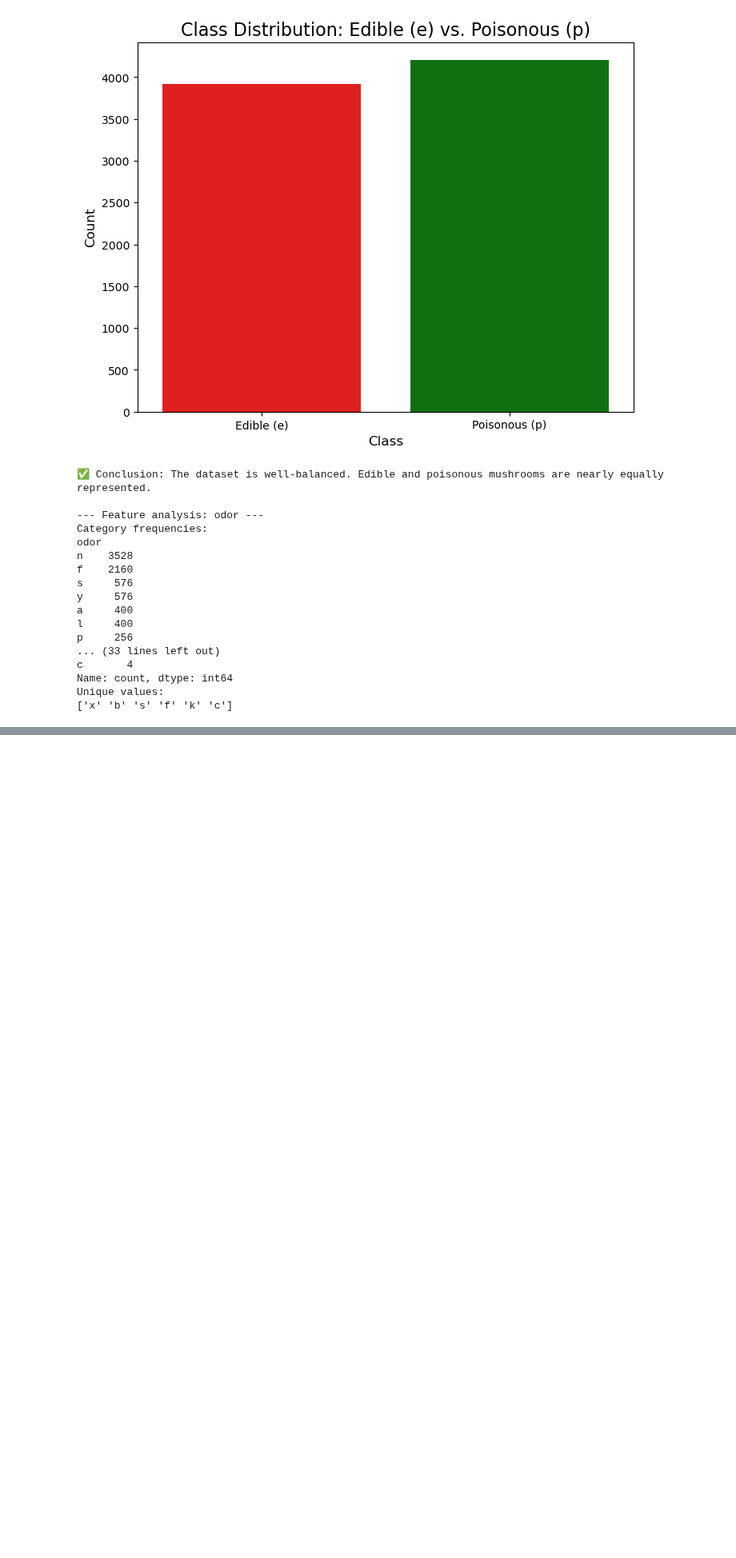
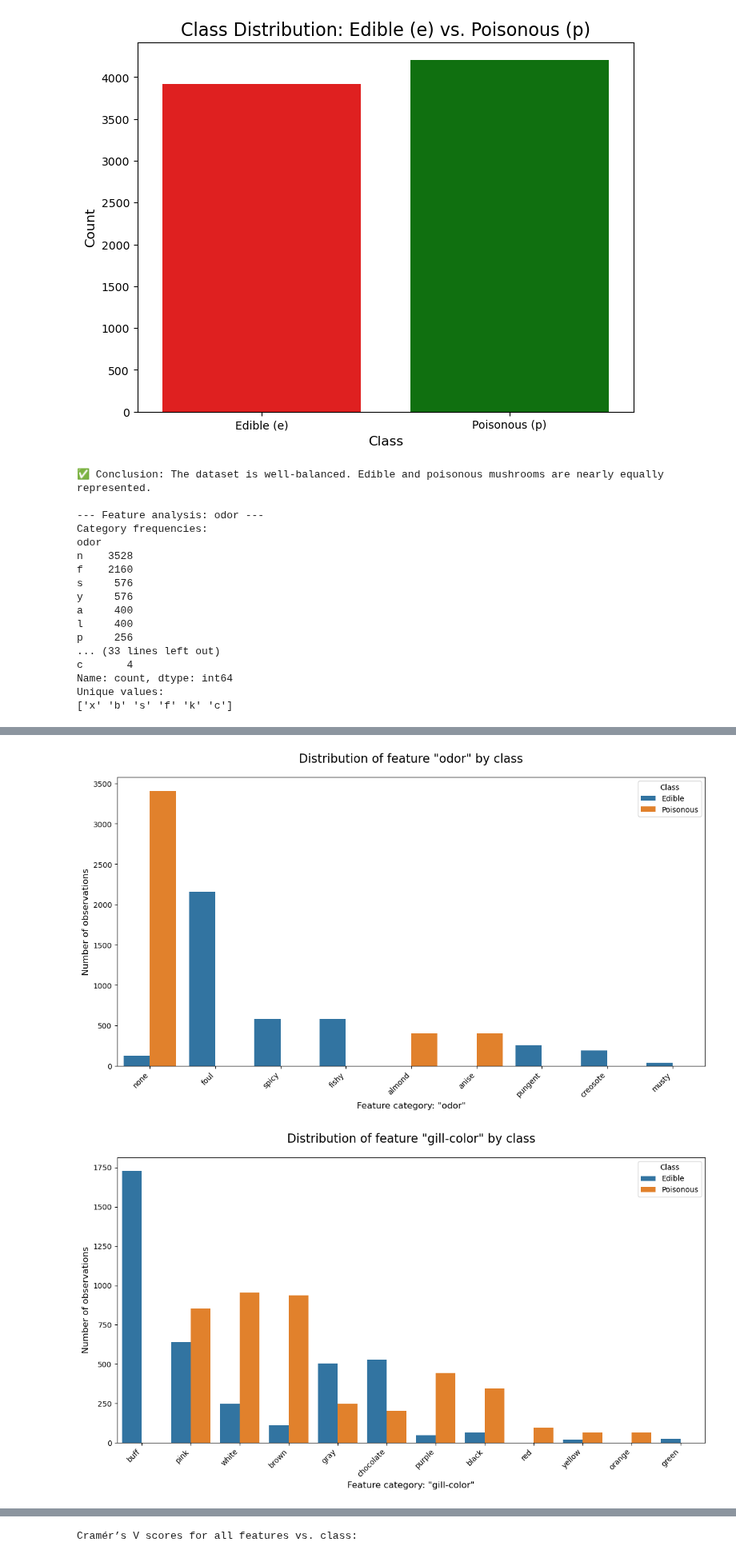
Before and after one commit to lukassso/python-mini-projects, a Jupyter notebook: machine-learning/ml_final_projects/02_mushroom_classification.ipynb, the cells around one changed output, grey strips where cells are left out. Shown at 80% size. Cells and saved outputs as stored; diff of their text form; code cells hidden in the pictures; blank space fills up the shorter version.

Commit message:
fp-mushroom: perform EDA with visualizations and Cramér's V feature ranking

```diff
--- a/machine-learning/ml_final_projects/02_mushroom_classification.ipynb
+++ b/machine-learning/ml_final_projects/02_mushroom_classification.ipynb
@@ -144,0 +149,77 @@ Unique values:
+# %%
+# Mapping for human-readable category names
+class_map = {'e': 'Edible', 'p': 'Poisonous'}
+cap_shape_map = {'b': 'bell', 'c': 'conical', 'x': 'convex', 'f': 'flat', 'k': 'knobbed', 's': 'sunken'}
+odor_map = {
+    'a': 'almond', 'l': 'anise', 'c': 'creosote', 'y': 'fishy', 'f': 'foul',
+    'm': 'musty', 'n': 'none', 'p': 'pungent', 's': 'spicy'
+}
+gill_color_map = {
+    'k': 'black', 'n': 'brown', 'b': 'buff', 'h': 'chocolate', 'g': 'gray',
+    'r': 'green', 'o': 'orange', 'p': 'pink', 'u': 'purple', 'e': 'red',
+    'w': 'white', 'y': 'yellow'
+}
+spore_print_color_map = {
+    'k': 'black', 'n': 'brown', 'b': 'buff', 'h': 'chocolate', 'r': 'green',
+    'o': 'orange', 'u': 'purple', 'w': 'white', 'y': 'yellow'
+}
+
+# Copy DataFrame and apply readable labels
+df_readable = df.copy()
+df_readable['class'] = df_readable['class'].map(class_map)
+df_readable['cap-shape'] = df_readable['cap-shape'].map(cap_shape_map)
+df_readable['odor'] = df_readable['odor'].map(odor_map)
+df_readable['gill-color'] = df_readable['gill-color'].map(gill_color_map)
+df_readable['spore-print-color'] = df_readable['spore-print-color'].map(spore_print_color_map)
+
+print("Created 'df_readable' DataFrame with human-readable category names.")
+print("Sample of mapped data:")
+display(df_readable[['class', 'odor', 'gill-color', 'spore-print-color', 'cap-shape']].head())
+
+# Visualize selected features against class
+features_to_plot = ['odor', 'gill-color', 'spore-print-color']
+
+for feature in features_to_plot:
+    plt.figure(figsize=(12, 7))
+    ax = sns.countplot(data=df_readable, x=feature, hue='class', order=df_readable[feature].value_counts().index)
+
+    plt.title(f'Distribution of feature "{feature}" by class', fontsize=16, pad=20)
+    plt.xlabel(f'Feature category: "{feature}"', fontsize=12)
+    plt.ylabel('Number of observations', fontsize=12)
+
+    handles, _ = ax.get_legend_handles_labels()
+    ax.legend(handles, ['Edible', 'Poisonous'], title='Class')
+
+    plt.xticks(rotation=45, ha='right')
+    plt.tight_layout()
+    plt.show()
+
+# Cramér's V calculation
+def cramers_v(confusion_matrix):
+    chi2 = chi2_contingency(confusion_matrix)[0]
+    n = confusion_matrix.sum()
+    r, k = confusion_matrix.shape
+    if min(r, k) <= 1:
+        return 0.0
+    return np.sqrt(chi2 / (n * (min(r, k) - 1)))
+
+# Compute Cramér's V for all features vs. class
+cramers_results = []
+for col in df.columns[1:]:
+    confusion_matrix = pd.crosstab(df[col], df['class'])
+    v = cramers_v(confusion_matrix.values)
+    cramers_results.append((col, v))
+
+cramer_df = pd.DataFrame(cramers_results, columns=['Feature', "Cramér's V"]).sort_values("Cramér's V", ascending=False)
+print("\nCramér’s V scores for all features vs. class:")
+display(cramer_df)
+
+# Visualize top 10 features by Cramér’s V
+print("\nTop 10 features most strongly associated with class:")
+plt.figure(figsize=(10, 5))
+sns.barplot(data=cramer_df.head(10), x="Cramér's V", y="Feature", palette='viridis', hue='Feature')
+plt.title("Top 10 Features Most Associated with Mushroom Class (Cramér’s V)")
+plt.xlabel("Cramér's V Score")
+plt.ylabel("Feature")
+plt.show()
+# %% [output]
@@ -144,0 +234,2 @@ Unique values:
+[figure, added]
+[figure, added]
@@ -144,0 +237 @@ Unique values:
+Cramér’s V scores for all features vs. class:
```
Also changed, not shown: parts of 3 cells of this notebook.
